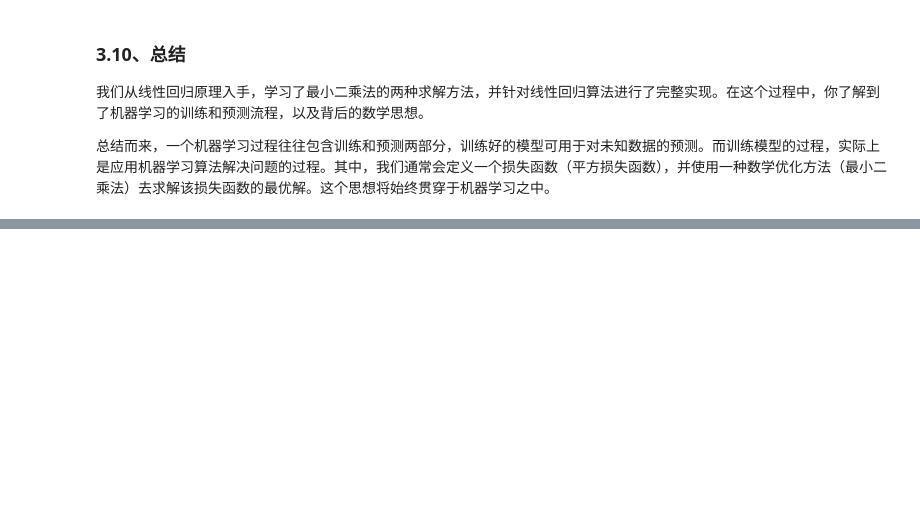
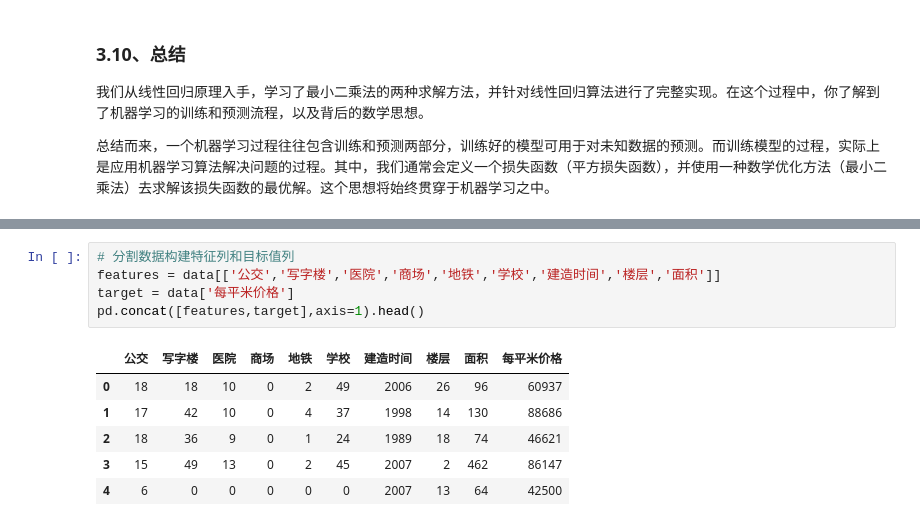
Before and after one commit to runker54/Machine_learning_notes, a Jupyter notebook: machine_learnning/learn_machine_learnning.ipynb, the cells around one changed output, grey strips where cells are left out. Drawn from its saved outputs; the diff is of its cells as text; blank space fills up the shorter version.

```diff
--- a/machine_learnning/learn_machine_learnning.ipynb
+++ b/machine_learnning/learn_machine_learnning.ipynb
@@ -256,0 +277,12 @@ model.predict([[180]]),f(180,w0,w1)
+# %%
+# 分割数据构建特征列和目标值列
+features = data[['公交','写字楼','医院','商场','地铁','学校','建造时间','楼层','面积']]
+target = data['每平米价格']
+pd.concat([features,target],axis=1).head()
+# %% [output]
+|  | 公交 | 写字楼 | 医院 | 商场 | 地铁 | 学校 | 建造时间 | 楼层 | 面积 | 每平米价格 |
+| 0 | 18 | 18 | 10 | 0 | 2 | 49 | 2006 | 26 | 96 | 60937 |
+| 1 | 17 | 42 | 10 | 0 | 4 | 37 | 1998 | 14 | 130 | 88686 |
+| 2 | 18 | 36 | 9 | 0 | 1 | 24 | 1989 | 18 | 74 | 46621 |
+| 3 | 15 | 49 | 13 | 0 | 2 | 45 | 2007 | 2 | 462 | 86147 |
+| 4 | 6 | 0 | 0 | 0 | 0 | 0 | 2007 | 13 | 64 | 42500 |
```
Also changed, not shown: parts of 10 cells of this notebook.
